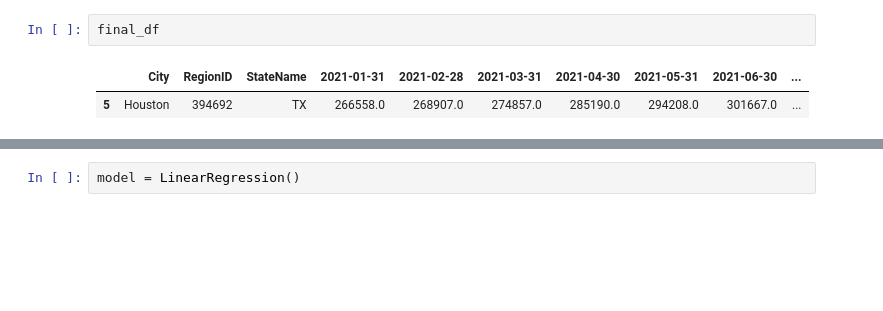
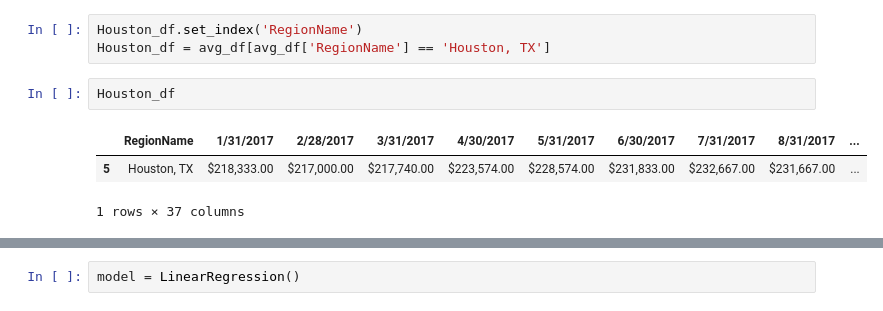
Before and after one commit to rachanamule/Housing_Data, a Jupyter notebook: house_machine_learning.ipynb, the cells around one changed output, grey strips where cells are left out. Cells and saved outputs as stored; diff of their text form; blank space fills up the shorter version.

```diff
--- a/house_machine_learning.ipynb
+++ b/house_machine_learning.ipynb
@@ -50,5 +34,9 @@ final_df = desired_df[columns_to_be_partitioned]
-# %%
-final_df
-# %% [output]
-|  | City | RegionID | StateName | 2021-01-31 | 2021-02-28 | 2021-03-31 | 2021-04-30 | 2021-05-31 | 2021-06-30 | ... |
-| 5 | Houston | 394692 | TX | 266558.0 | 268907.0 | 274857.0 | 285190.0 | 294208.0 | 301667.0 | ... |
+# %%
+Houston_df.set_index('RegionName')
+Houston_df = avg_df[avg_df['RegionName'] == 'Houston, TX']
+# %%
+Houston_df
+# %% [output]
+|  | RegionName | 1/31/2017 | 2/28/2017 | 3/31/2017 | 4/30/2017 | 5/31/2017 | 6/30/2017 | 7/31/2017 | 8/31/2017 | ... |
+| 5 | Houston, TX | $218,333.00 | $217,000.00 | $217,740.00 | $223,574.00 | $228,574.00 | $231,833.00 | $232,667.00 | $231,667.00 | ... |
+1 rows × 37 columns
```
Also changed, not shown: parts of 38 cells of this notebook, 2 other files.
